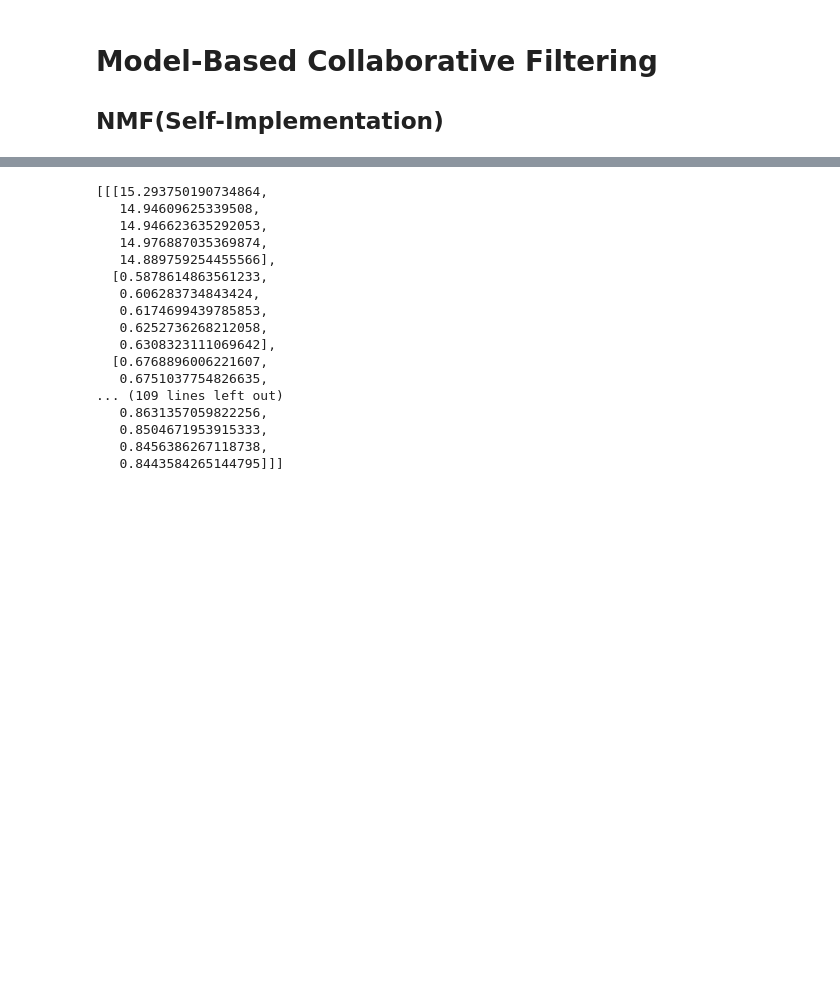
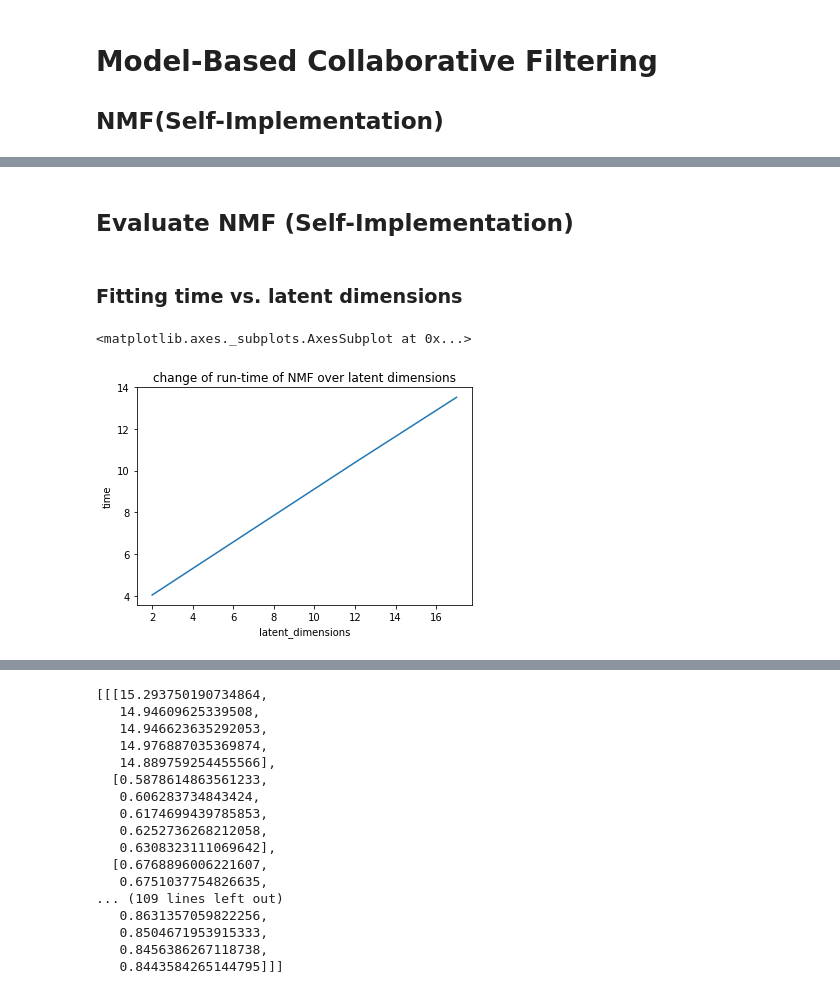
Before and after one commit to YLDAPhoenix11/Personalization, a Jupyter notebook: HW2.ipynb, the cells around one changed output, grey strips where cells are left out. Drawn from its saved outputs; the diff is of its cells as text; code cells hidden in the pictures; blank space fills up the shorter version.

```diff
--- a/HW2.ipynb
+++ b/HW2.ipynb
@@ -497,0 +497,24 @@ nmf_result
+# %% [markdown]
+## Evaluate NMF (Self-Implementation)
+# %%
+nmf_train_mae=[]
+nmf_train_rmse=[]
+nmf_test_mae=[]
+nmf_test_rmse=[]
+nmf_time=[]
+for i in range(0,len(nmf_result)):
+    nmf_train_mae.append(nmf_result[i][0])
+    nmf_train_rmse.append(nmf_result[i][1])
+    nmf_test_mae.append(nmf_result[i][2])
+    nmf_test_rmse.append(nmf_result[i][3])
+    nmf_time.append(nmf_result[i][4])
+# %% [markdown]
+### Fitting time vs. latent dimensions
+# %%
+plt.title("change of run-time of NMF over latent dimensions")
+plt.xlabel("latent_dimensions")
+plt.ylabel("time")
+sns.lineplot(latent_dimensions, nmf_time, palette="tab10")
+# %% [output]
+<matplotlib.axes._subplots.AxesSubplot at 0x...>
+[figure, added]
```
Also changed, not shown: parts of 36 cells of this notebook.
